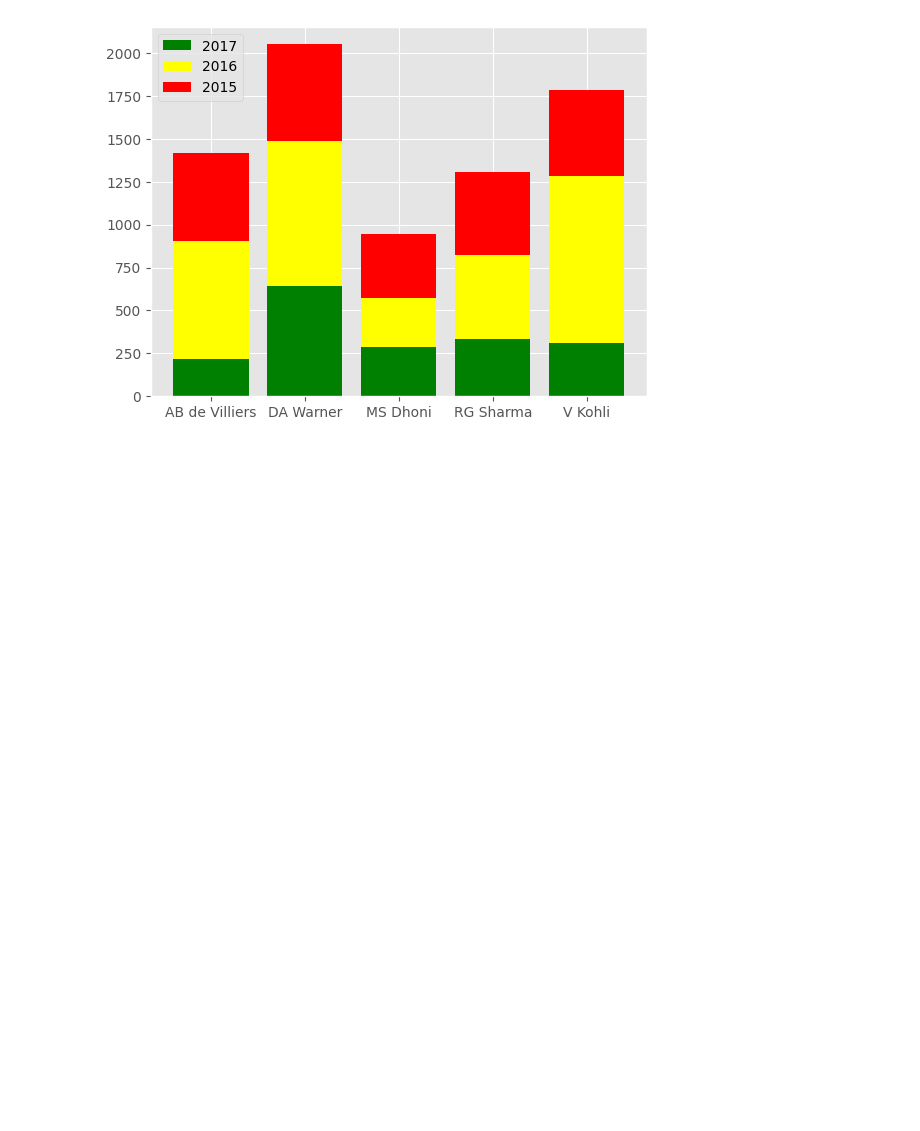
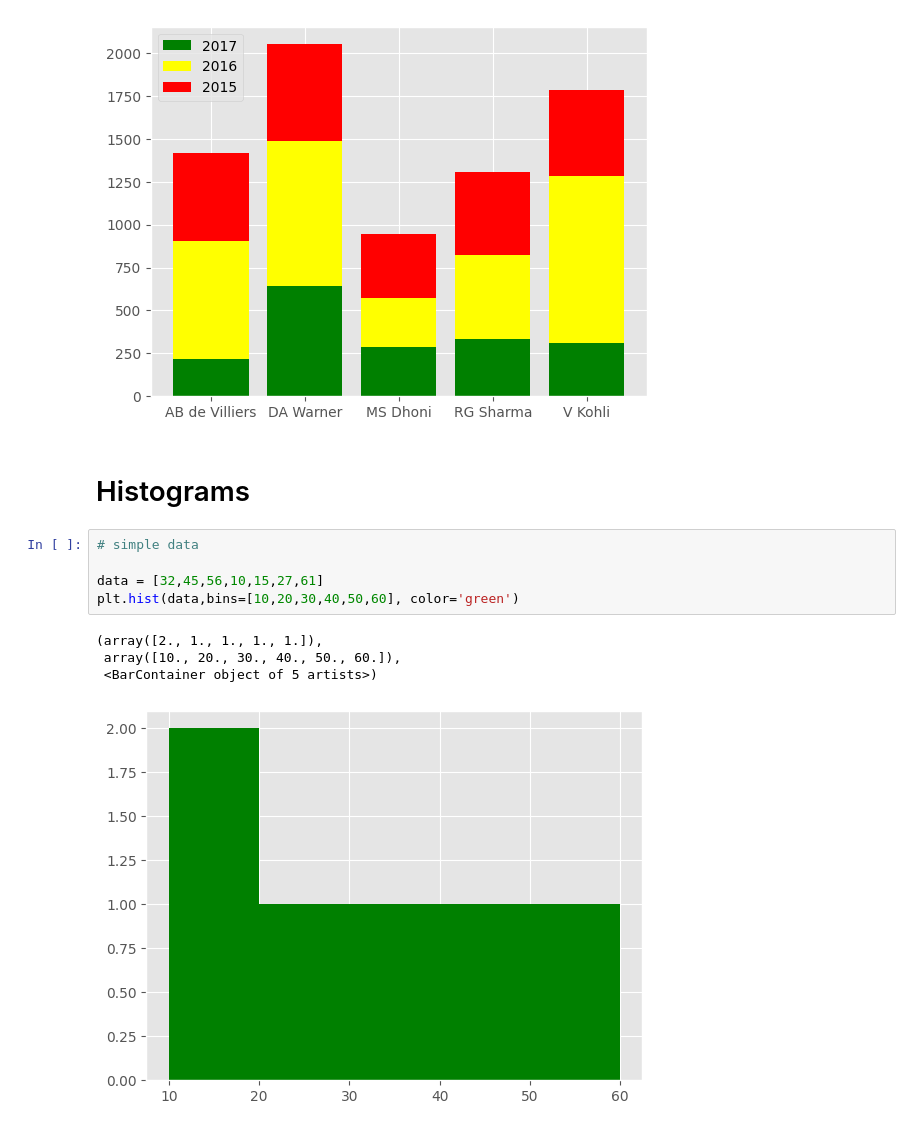
Before and after one commit to heresDataScienceProjects/DataViualizations, a Jupyter notebook: matplotlib_practice.ipynb, the cells around one changed output. Drawn from its saved outputs; the diff is of its cells as text; blank space fills up the shorter version.

Commit message:
add: histogram and pie chart added

```diff
--- a/matplotlib_practice.ipynb
+++ b/matplotlib_practice.ipynb
@@ -139,3 +139,15 @@ plt.legend()
 plt.show()
 # %% [output]
 [figure]
+# %% [markdown]
+# Histograms
+# %%
+# simple data
+
+data = [32,45,56,10,15,27,61]
+plt.hist(data,bins=[10,20,30,40,50,60], color='green')
+# %% [output]
+(array([2., 1., 1., 1., 1.]),
+ array([10., 20., 30., 40., 50., 60.]),
+ <BarContainer object of 5 artists>)
+[figure, added]
```
Also changed, not shown: parts of 6 cells of this notebook, 2 other files.
